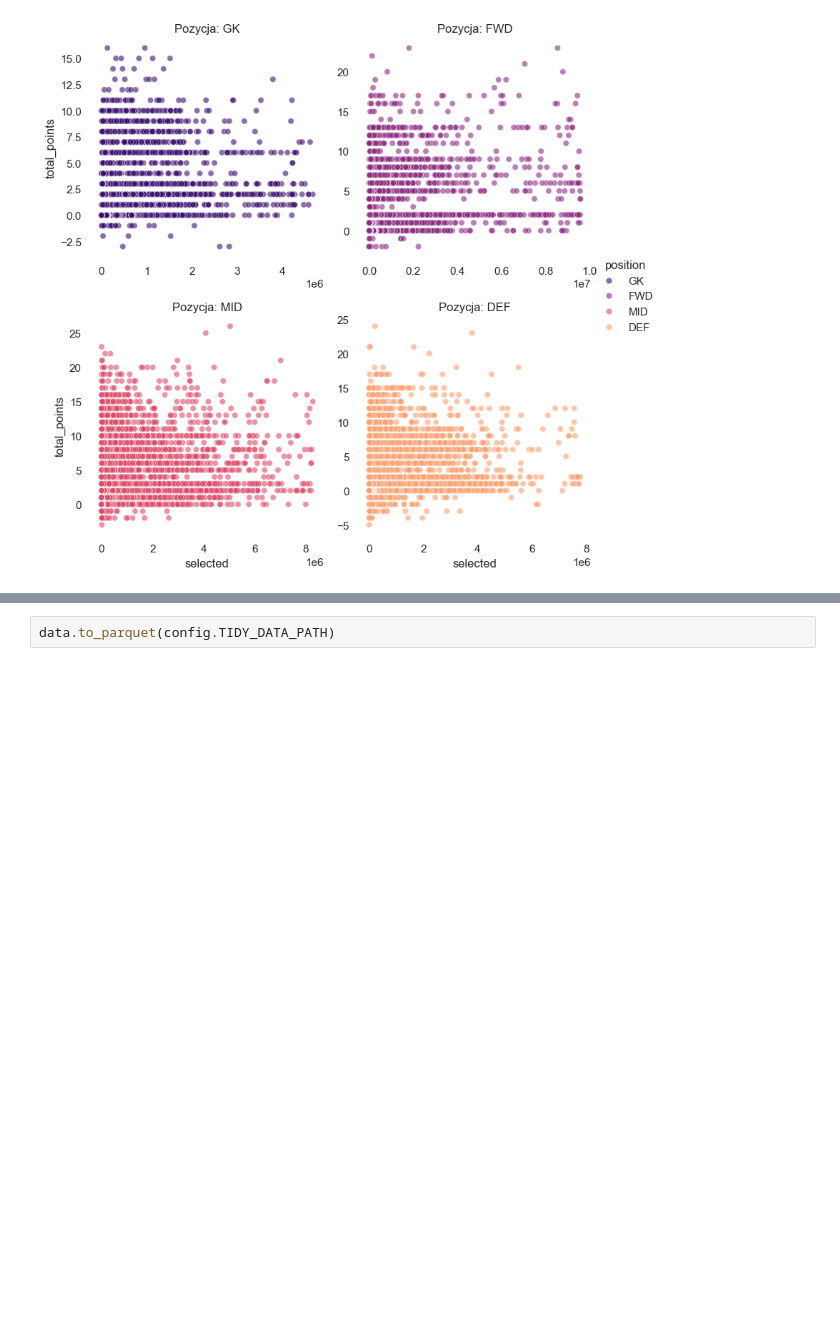
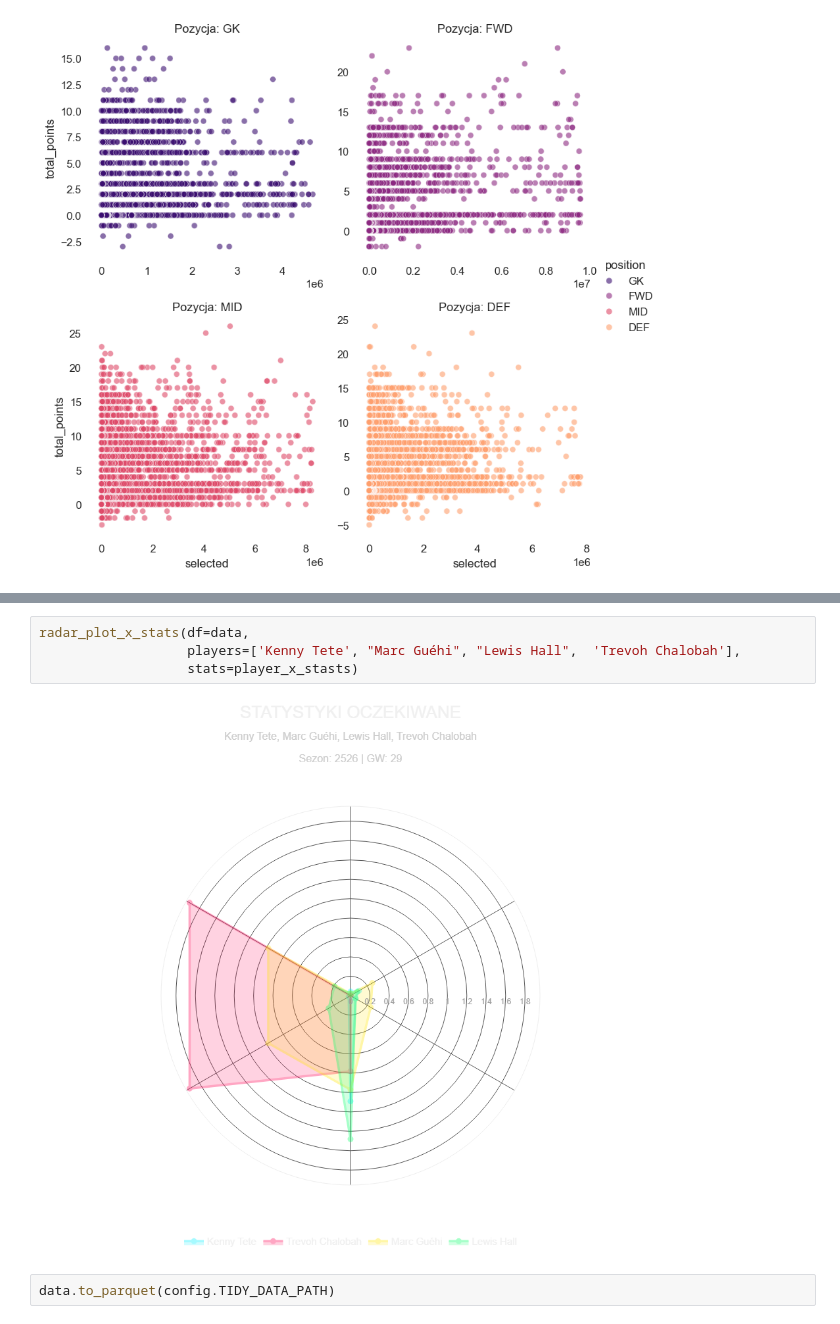
Before and after one commit to ruus77/FPL-Points-Predictions, a Jupyter notebook: Notebooks/Data_Preparation/EDA.ipynb, the cells around one changed output, grey strips where cells are left out. Drawn from its saved outputs; the diff is of its cells as text; blank space fills up the shorter version.

```diff
--- a/Notebooks/Data_Preparation/EDA.ipynb
+++ b/Notebooks/Data_Preparation/EDA.ipynb
@@ -284,2 +197,8 @@ radar_plot_x_stats(df=data,
+# %%
+radar_plot_x_stats(df=data,
+                   players=['Kenny Tete', "Marc Guéhi", "Lewis Hall",  'Trevoh Chalobah'],
+                   stats=player_x_stasts)
+# %% [output]
+[figure, added]
 # %%
 data.to_parquet(config.TIDY_DATA_PATH)
```
Also changed, not shown: parts of 26 cells of this notebook.
